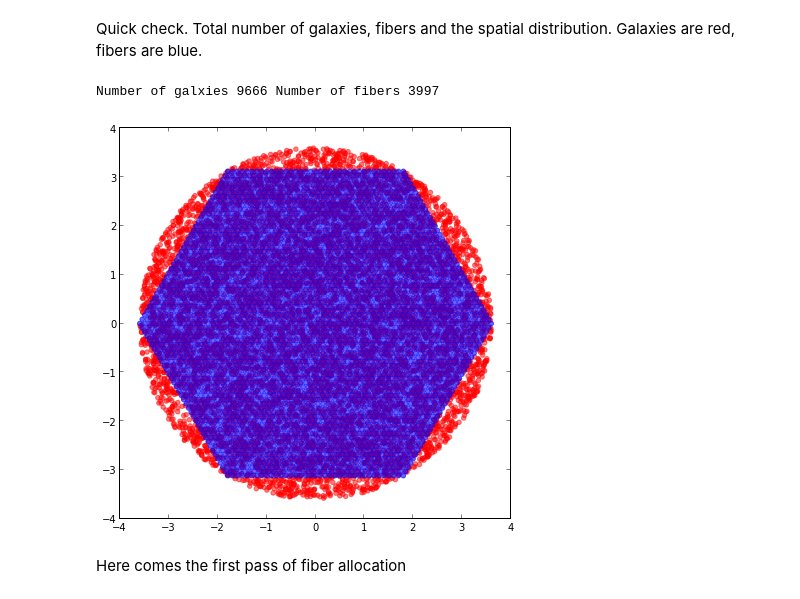
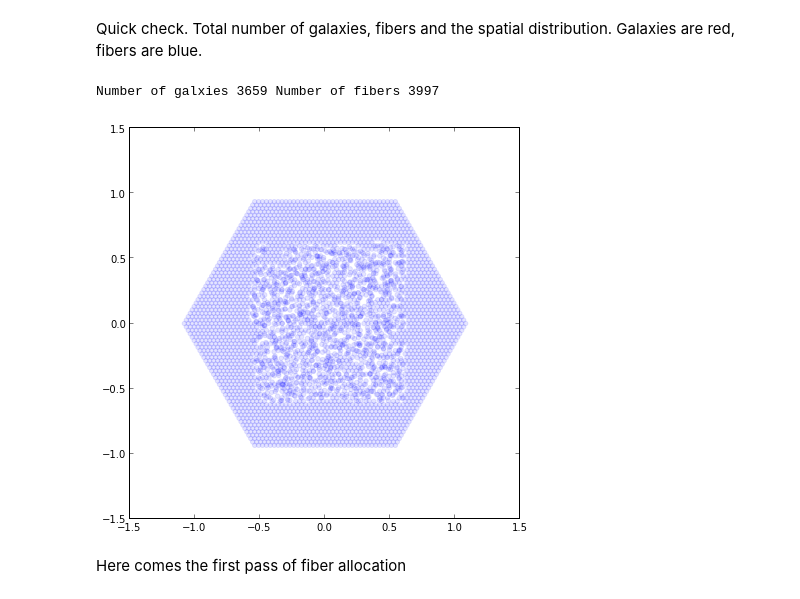
Before and after one commit to forero/FiberAllocation, a Jupyter notebook: source/fiber_allocation.ipynb, the cells around one changed output. Drawn from its saved outputs; the diff is of its cells as text; code cells hidden in the pictures.

Commit message:
Includes now numbers from real life data

```diff
--- a/source/fiber_allocation.ipynb
+++ b/source/fiber_allocation.ipynb
@@ -347,0 +373,4 @@ print fibers.Nfibers
+# %%
+date_path="/Users/forero/Dropbox/FiberAllocation/data/"
+filename = "gal_cat_tagged.dat"
+observed_gals = MockGalaxyCatalog(filename=date_path+filename)
@@ -347,0 +382,28 @@ print fibers.Nfibers
+# %%
+fiber_number_density = fibers.Nfibers/((3.0 * sqrt(3.0)/2.0)*(fibers.radius **2))
+
+gals_survey_area = (np.amax(observed_gals.x) - np.amin(observed_gals.x)) * (np.amax(observed_gals.y) - np.amin(observed_gals.y))
+
+fibers_survey_area = (3.0 * sqrt(3.0)/2.0)*(fibers.radius **2)
+
+print gals_survey_area, fibers_survey_area
+
+desired_N_gals = int(gals_survey_area * 2.0* (fibers.Nfibers/fibers_survey_area))
+
+print desired_N_gals, observed_gals.Ngalaxies
+
+#trim the galaxies
+rnd = np.random.rand(observed_gals.Ngalaxies)
+
+fraction = (1.0 * desired_N_gals) / (1.0 * observed_gals.Ngalaxies)
+print 'fraction of galaxies to trim', fraction
+ID_trim = where(rnd <= fraction)
+print size(ID_trim)
+observed_gals.x = observed_gals.x[ID_trim]
+observed_gals.y = observed_gals.y[ID_trim]
+observed_gals.Ngalaxies = size(ID_trim)
+observed_gals.tile_visit_ID = observed_gals.tile_visit_ID[ID_trim]
+observed_gals.fibers_per_galaxy = observed_gals.fibers_per_galaxy[ID_trim]
+observed_gals.galaxies_around_fiber_size = observed_gals.galaxies_around_fiber_size[ID_trim]
+observed_gals.galaxies_around_fiber_pitch = observed_gals.galaxies_around_fiber_pitch[ID_trim]
+observed_gals.gal_type = observed_gals.gal_type[ID_trim]
@@ -347,0 +446,4 @@ print fibers.Nfibers
+# %%
+#reset fibers and run allocatio again
+fibers = FiberSet(Ndiameter=73, fiber_pitch=fiber_pitch_mm * plate_scale, fiber_size=fiber_size_mm * plate_scale)
+make_fiber_allocation(fibers, observed_gals, tile_visit_ID=2, rank_criterion=method)
@@ -353,16 +488,16 @@ gals = MockGalaxyCatalog(number_density=2.0*fiber_number_density, radius_fov=fib
 # %% [markdown]
 Quick check. Total number of galaxies, fibers and the spatial distribution. Galaxies are red, fibers are blue.
 # %%
-print 'Number of galxies', gals.Ngalaxies, 'Number of fibers', fibers.Nfibers
+print 'Number of galxies', observed_gals.Ngalaxies, 'Number of fibers', fibers.Nfibers
 #simple plot to check out the spatial distribution of data
 f = figure(figsize=(7,7))
 ax1 = f.add_subplot(111)
-ax1.scatter(gals.x, gals.y, color='red', alpha=0.5)
-ax1.scatter(fibers.x, fibers.y, color='blue', alpha=0.6)
+#ax1.scatter(observed_gals.x, observed_gals.y, color='red', alpha=0.5)
+ax1.scatter(fibers.x, fibers.y, color='blue', alpha=0.1)
 ax1.set_aspect('equal', 'datalim')
 # %% [output]
-Number of galxies 9666 Number of fibers 3997
+Number of galxies 3659 Number of fibers 3997
-[figure, old version]
+[figure, new version]
 # %% [markdown]
 Here comes the first pass of fiber allocation
 # %%
```
Also changed, not shown: parts of 16 cells of this notebook.
